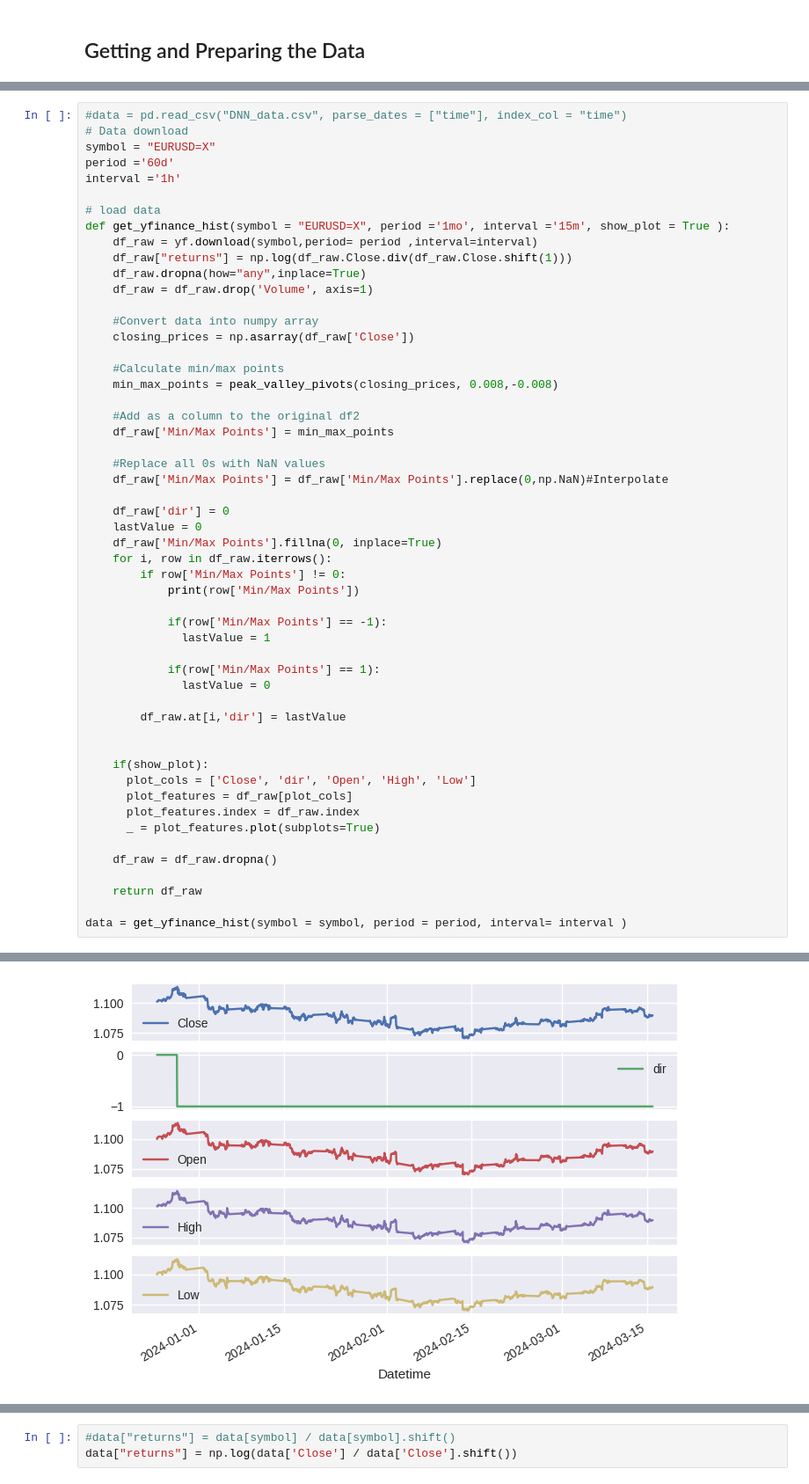
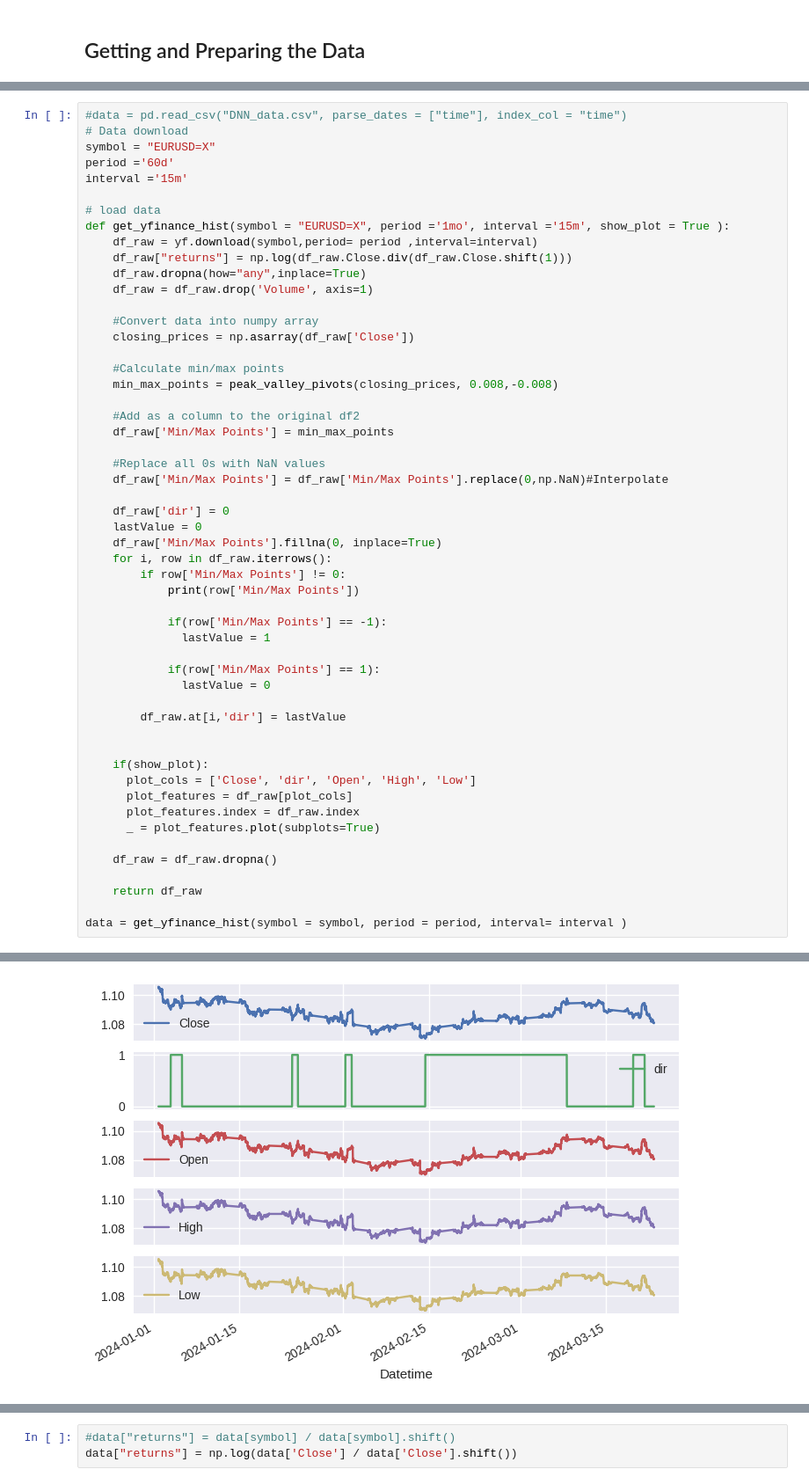
Before and after one commit to MikChristensen/Algo-Trading-Examples, a Jupyter notebook: 03 - Tensorflow example/03_Deep_Learning.ipynb, the cells around one changed output, grey strips where cells are left out. Shown: that part at 88% size. Cells and saved outputs as stored; diff of their text form.

```diff
--- a/03 - Tensorflow example/03_Deep_Learning.ipynb
+++ b/03 - Tensorflow example/03_Deep_Learning.ipynb
@@ -28,7 +29,7 @@ import math # Mathematical functions
 # Data download
 symbol = "EURUSD=X"
 period ='60d'
-interval ='1h'
+interval ='15m'
 
 # load data
 def get_yfinance_hist(symbol = "EURUSD=X", period ='1mo', interval ='15m', show_plot = True ):
@@ -81,10 +85,10 @@ data = get_yfinance_hist(symbol = symbol, period = period, interval= interval )
 -1.0
 1.0
 -1.0
 1.0
 -1.0
 1.0
 -1.0
 1.0
 1.0
-[figure, old version]
+[figure, new version]
```
Also changed, not shown: parts of 36 cells of this notebook, 28 other files.
